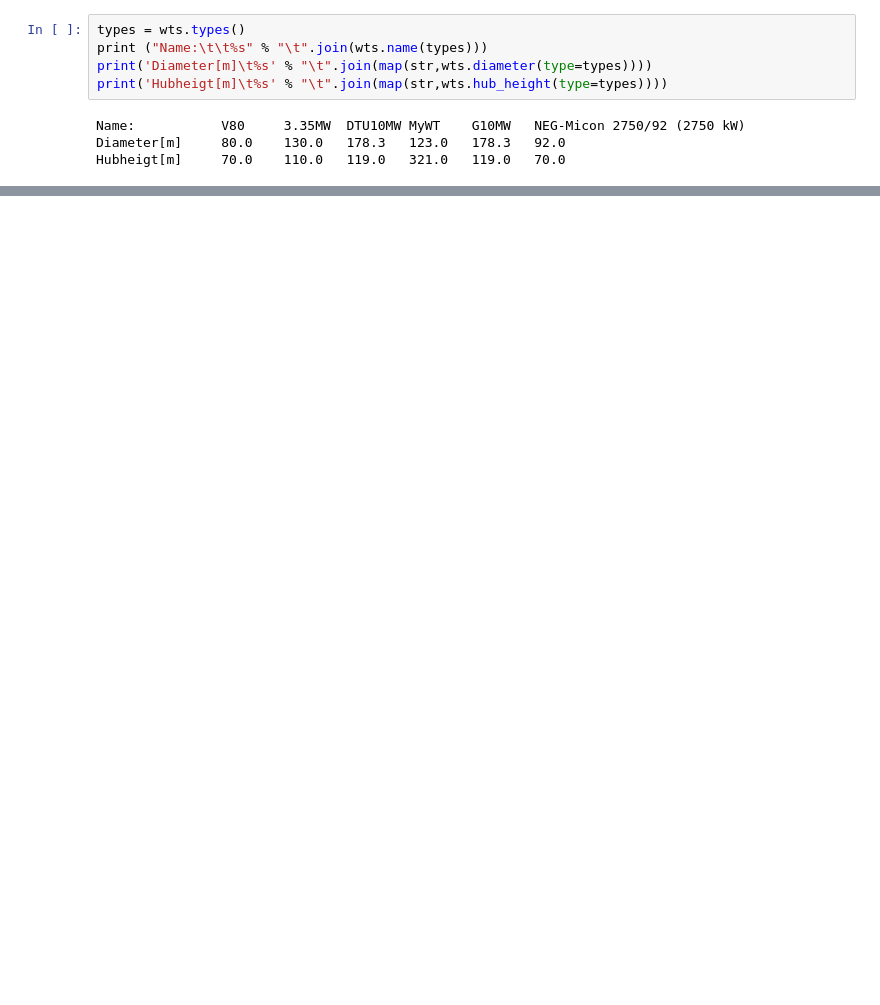
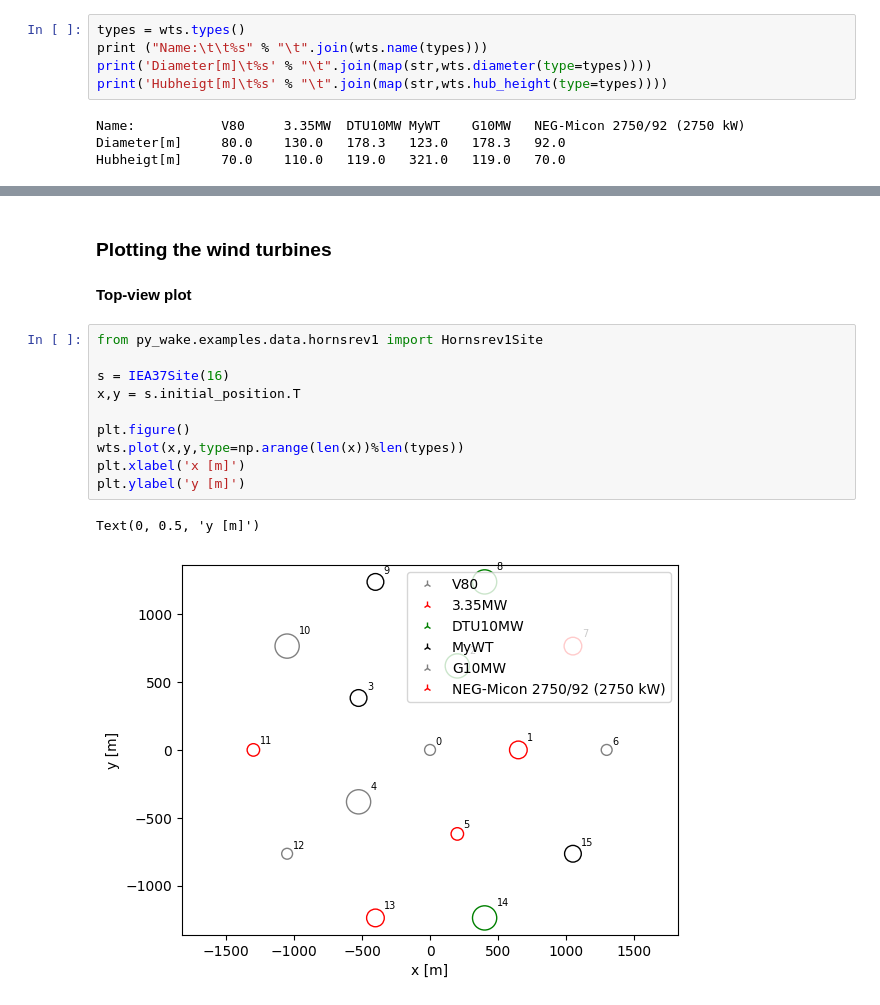
Before and after one commit to DTUWindEnergy/PyWake, a Jupyter notebook: docs/notebooks/WindTurbines.ipynb, the cells around one changed output, grey strips where cells are left out. Saved outputs shown, nothing was run; the diff lists cells and outputs as text; blank space fills up the shorter version.

```diff
--- a/docs/notebooks/WindTurbines.ipynb
+++ b/docs/notebooks/WindTurbines.ipynb
@@ -337,0 +367,17 @@ wts.plot_yz(np.array([-600,0,600]), wd=0, types=[0,1,2], yaw=[-30, 10, 90])
+# %% [markdown]
+### Plotting the wind turbines
+# %% [markdown]
+**Top-view plot**
+# %%
+from py_wake.examples.data.hornsrev1 import Hornsrev1Site
+
+s = IEA37Site(16)
+x,y = s.initial_position.T
+
+plt.figure()
+wts.plot(x,y,type=np.arange(len(x))%len(types))
+plt.xlabel('x [m]')
+plt.ylabel('y [m]')
+# %% [output]
+Text(0, 0.5, 'y [m]')
+[figure, added]
```
Also changed, not shown: parts of 77 cells of this notebook, 23 other files.
